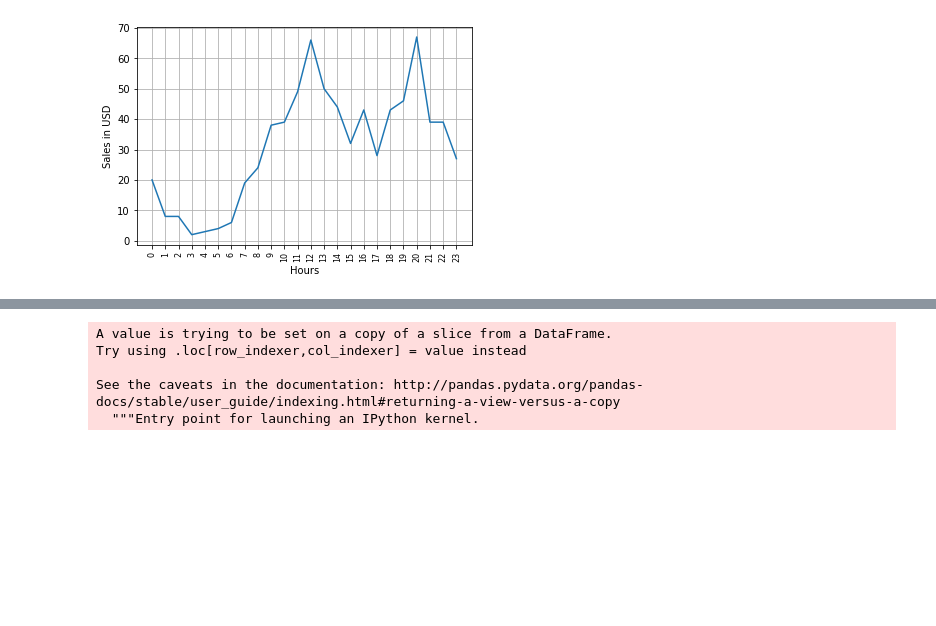
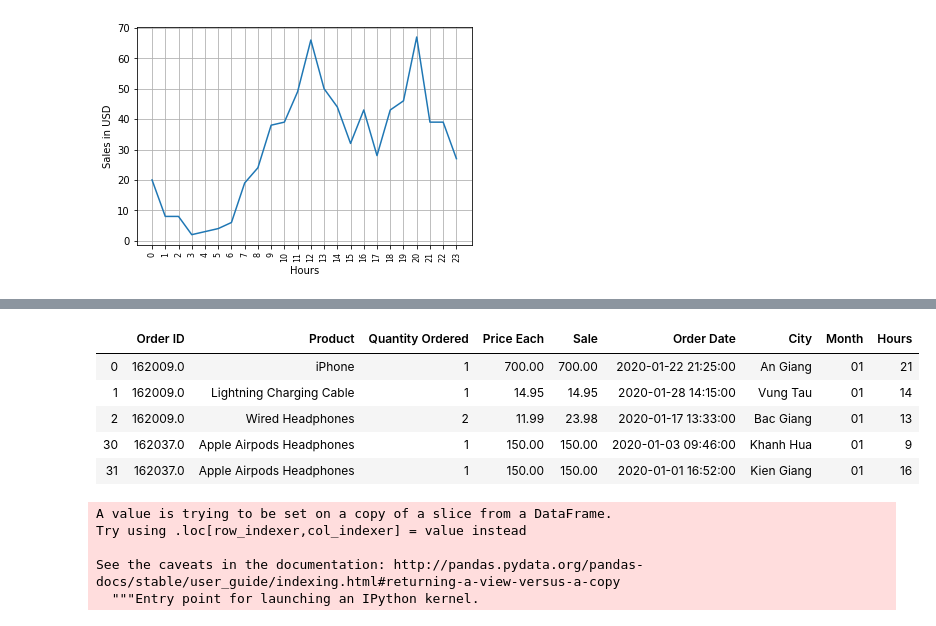
Before and after one commit to buithithuy31/pthon, a Jupyter notebook: BÁO CÁO TTNT.ipynb, the cells around one changed output, grey strips where cells are left out. Saved outputs shown, nothing was run; the diff lists cells and outputs as text; code cells hidden in the pictures; blank space fills up the shorter version.

```diff
--- a/BÁO CÁO TTNT.ipynb
+++ b/BÁO CÁO TTNT.ipynb
@@ -265,6 +324,14 @@ plt.show()
 # %%
 df_dup = df[df['Order ID'].duplicated(keep=False)]
-groupProduct = lambda product: ', '.join(product)
+groupProduct = lambda product: ', '.join(product) #thêm dấu phẩy ngăn cách các sản phẩm
+df_dup.head()
+# %% [output]
+|  | Order ID | Product | Quantity Ordered | Price Each | Sale | Order Date | City | Month | Hours |
+| 0 | 162009.0 | iPhone | 1 | 700.00 | 700.00 | 2020-01-22 21:25:00 | An Giang | 01 | 21 |
+| 1 | 162009.0 | Lightning Charging Cable | 1 | 14.95 | 14.95 | 2020-01-28 14:15:00 | Vung Tau | 01 | 14 |
+| 2 | 162009.0 | Wired Headphones | 2 | 11.99 | 23.98 | 2020-01-17 13:33:00 | Bac Giang | 01 | 13 |
+| 30 | 162037.0 | Apple Airpods Headphones | 1 | 150.00 | 150.00 | 2020-01-03 09:46:00 | Khanh Hua | 01 | 9 |
+| 31 | 162037.0 | Apple Airpods Headphones | 1 | 150.00 | 150.00 | 2020-01-01 16:52:00 | Kien Giang | 01 | 16 |
 # %%
 df_dup['All Products'] = df_dup.groupby('Order ID')['Product'].transform(groupProduct)
 df_dup.head()
```
Also changed, not shown: parts of 33 cells of this notebook.
